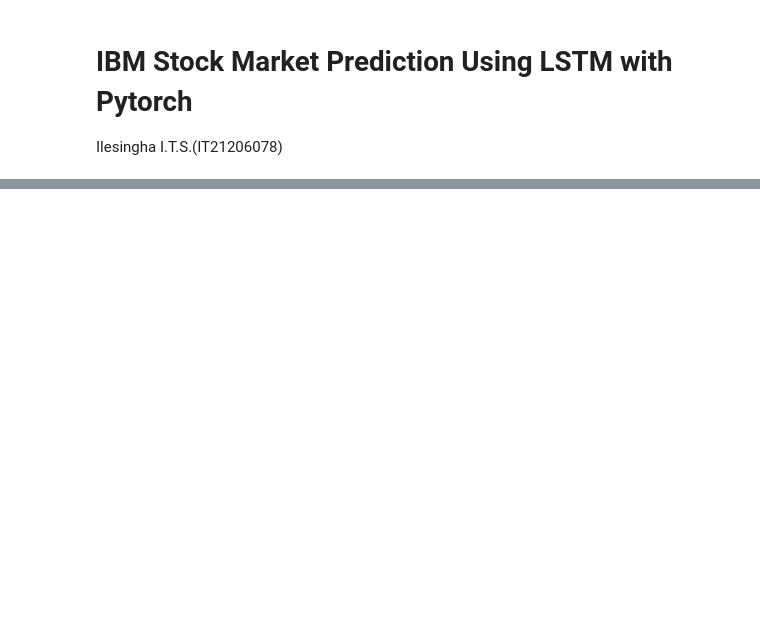
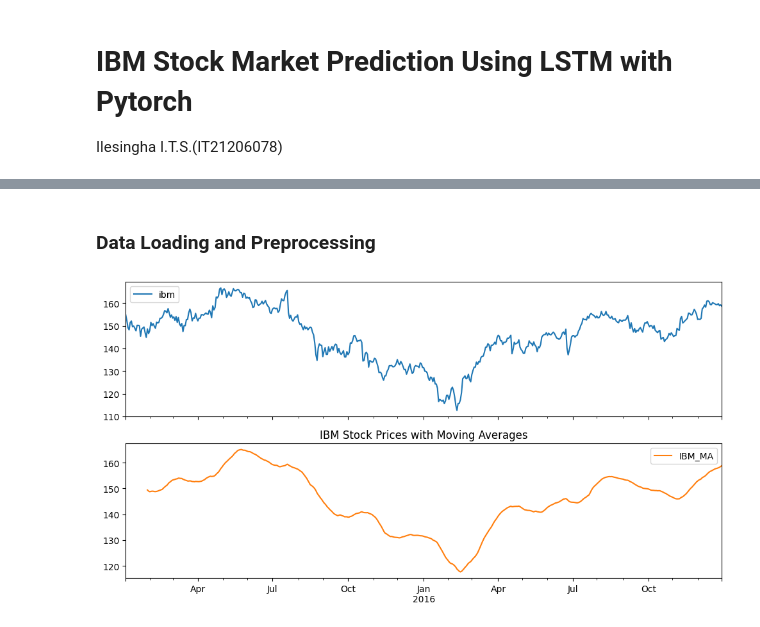
Before and after one commit to ThaminduSulakshana/Deep-Learning-Assignment, a Jupyter notebook: Stock Market Prediction Using LSTM with Pytorch.ipynb, the cells around one changed output, grey strips where cells are left out. Drawn from its saved outputs; the diff is of its cells as text; code cells hidden in the pictures; blank space fills up the shorter version.

```diff
--- a/Stock Market Prediction Using LSTM with Pytorch.ipynb
+++ b/Stock Market Prediction Using LSTM with Pytorch.ipynb
@@ -18,0 +4,2 @@ for dirname, _, filenames in os.walk('/DATA'):
+# %% [markdown]
+### Data Loading and Preprocessing
@@ -28,3 +36,10 @@ def stocks_data(symbols, dates):
+# %%
+# Visualizing stock data
+df.plot(figsize=(12, 6), subplots=True)
+plt.title('IBM Stock Prices with Moving Averages')
+plt.show()
+# %% [output]
+[figure, added]
 # %%
 df.head()
 # %% [output]
```
Also changed, not shown: parts of 31 cells of this notebook.
